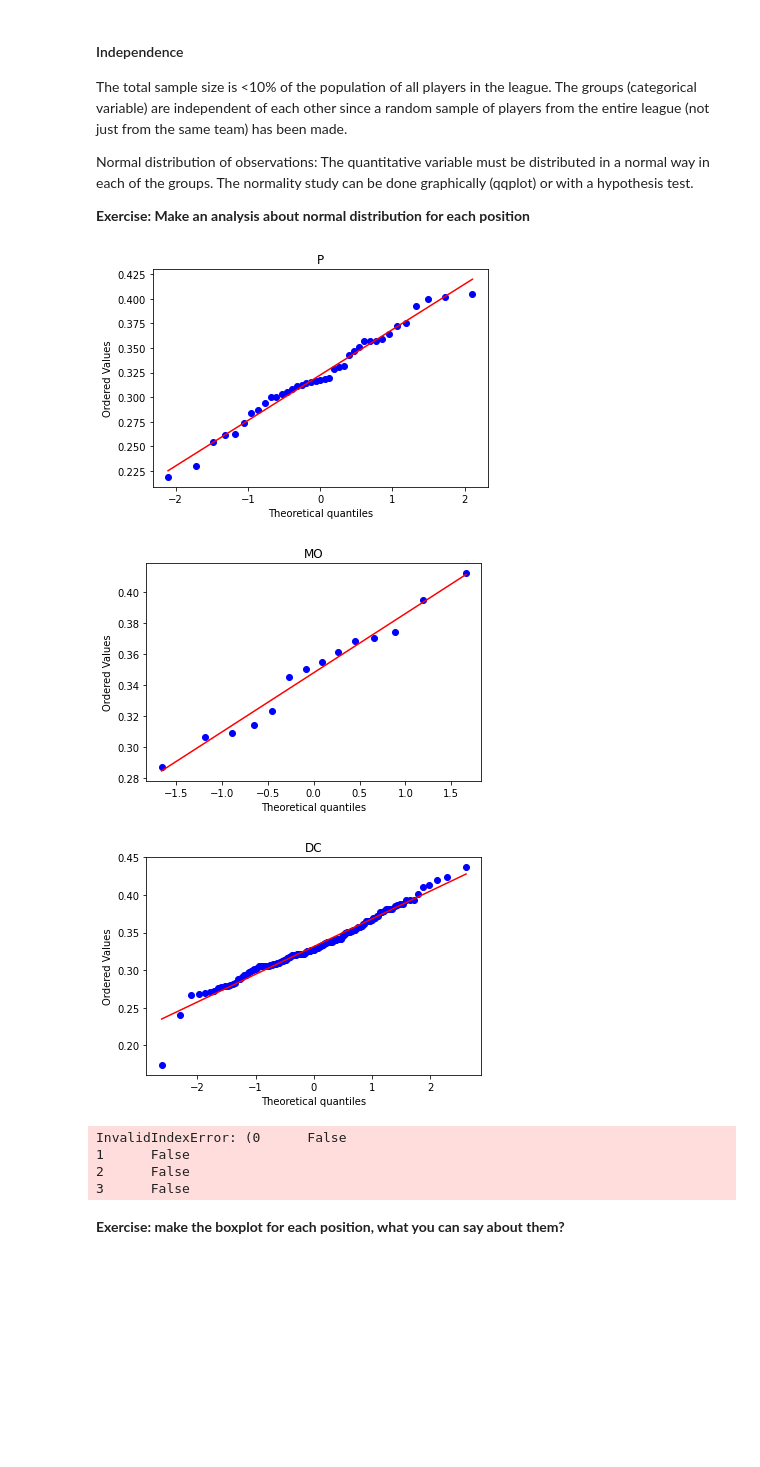
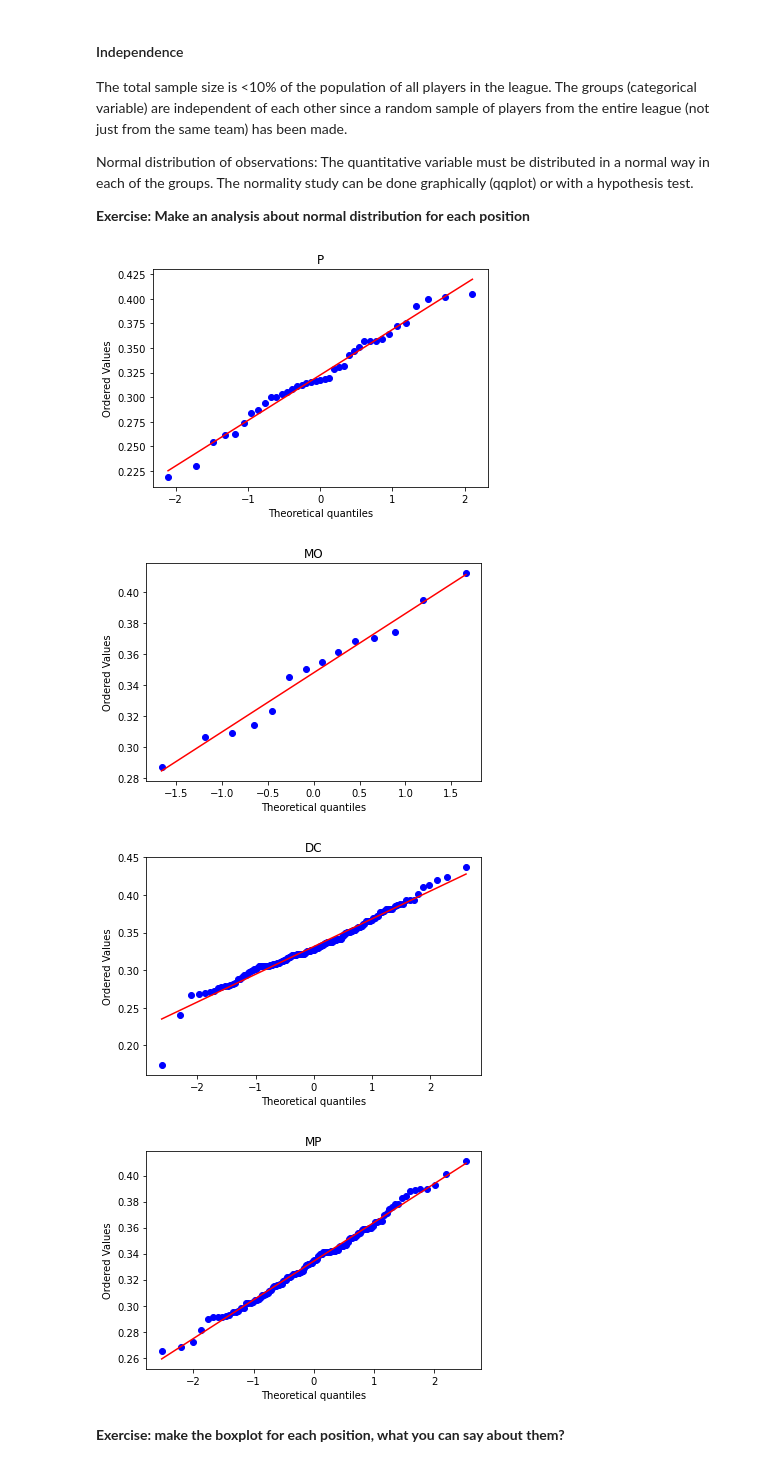
Before and after one commit to marfurt1/hypothesis-testing-exercises-project-with-python, a Jupyter notebook: notebook/problems.ipynb, the cells around one changed output. Cells and saved outputs as stored; diff of their text form; code cells hidden in the pictures; blank space fills up the shorter version.

```diff
--- a/notebook/problems.ipynb
+++ b/notebook/problems.ipynb
@@ -165,19 +165,17 @@ measurements = Datos.loc[Datos["position"] == "DC","average"]
 stats.probplot(measurements, dist="norm", plot=pylab)
 plt.title("DC")
 plt.show()
-
-measurements = Datos[Datos["position"] == "MP","average"]
-stats.probplot(measurements, dist="norm", plot=pylab)
-plt.title("MP")
-plt.show()
 # %% [output]
 [figure]
 [figure]
 [figure]
-InvalidIndexError: (0      False
-1      False
-2      False
-3      False
+# %%
+measurements = Datos.loc[Datos["position"] == "MP","average"]
+stats.probplot(measurements, dist="norm", plot=pylab)
+plt.title("MP")
+plt.show()
+# %% [output]
+[figure, added]
 # %% [markdown]
 **Exercise: make the boxplot for each position, what you can say about them?**
 # %%
```
Also changed, not shown: parts of 1 cell of this notebook.
